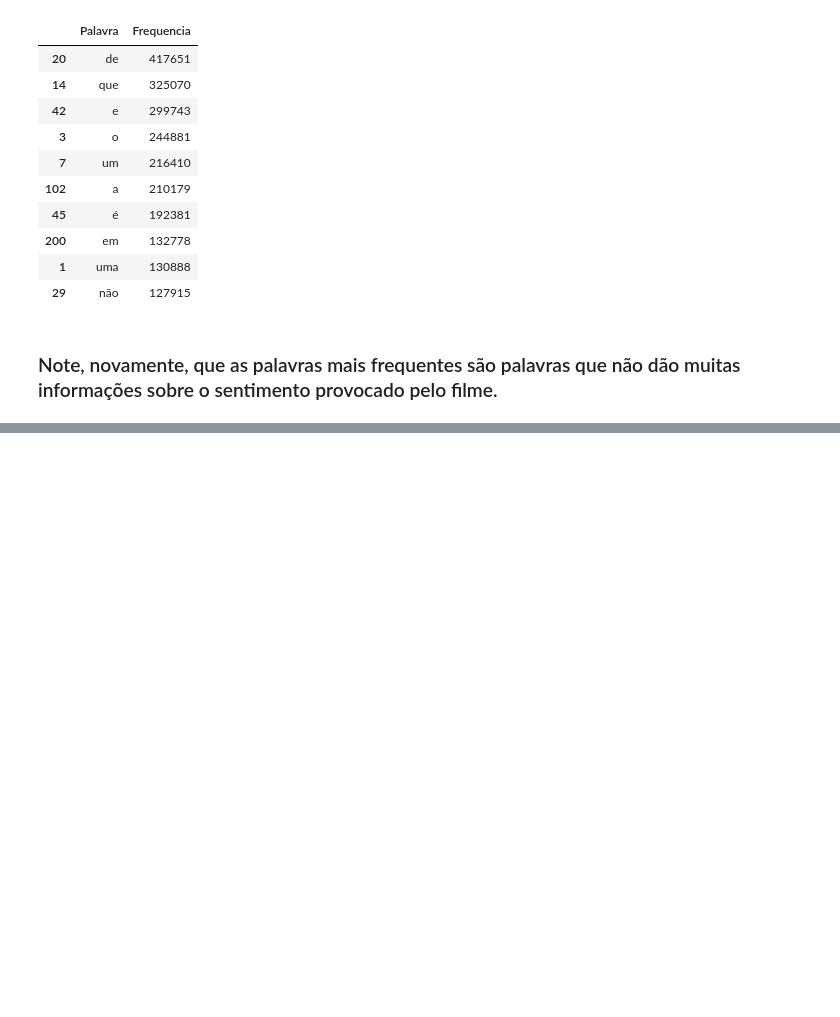
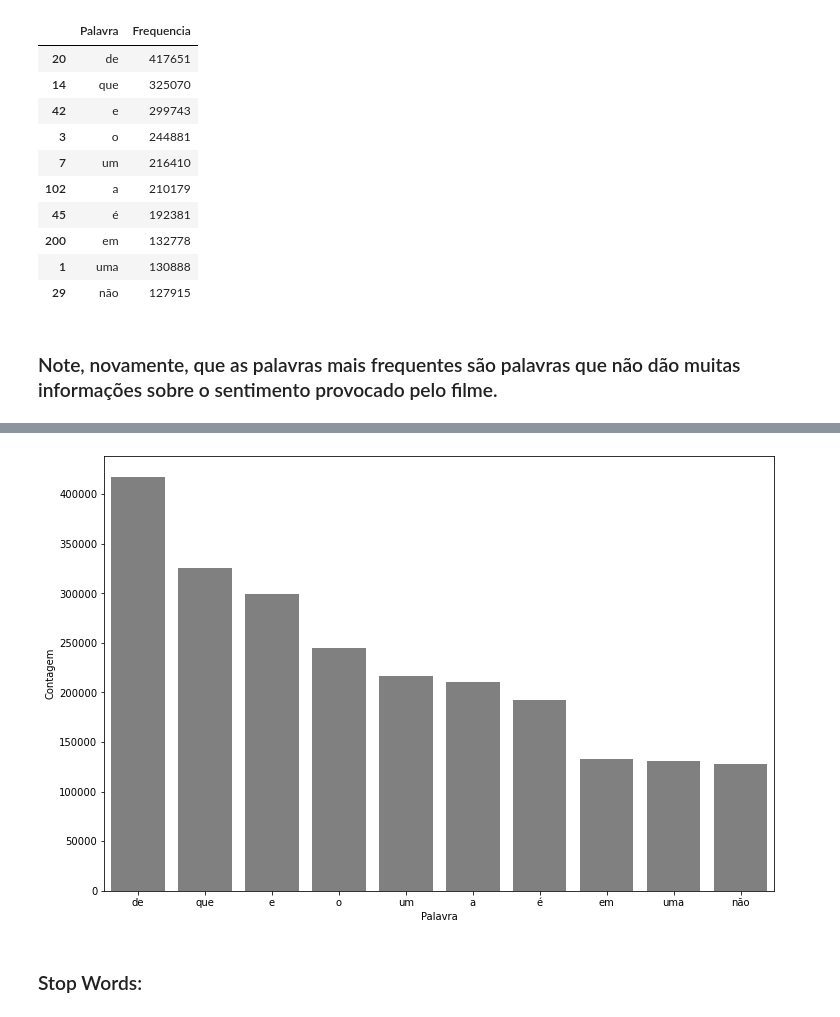
Before and after one commit to silsantos/Deep_Learning, a Jupyter notebook: 1.intro_nlp.ipynb, the cells around one changed output, grey strips where cells are left out. Cells and saved outputs as stored; diff of their text form; code cells hidden in the pictures; blank space fills up the shorter version.

```diff
--- a/1.intro_nlp.ipynb
+++ b/1.intro_nlp.ipynb
@@ -328,0 +341,24 @@ df_frequencia.nlargest(columns = 'Frequencia', n = 10)
+# %%
+# Criando uma função para fazer a tokenização e mostrar o grafico das palavras mais frequentes:
+
+def token_grafico(texto, coluna_texto, qtd_palavras_grafico):
+
+    todas_palavras = ' '.join([texto for texto in texto[coluna_texto]])
+    token_frases = token_por_espaco.tokenize(todas_palavras)
+
+    frequencia = nltk.FreqDist(token_frases)
+    df_frequencia = pd.DataFrame({'Palavra': list(frequencia.keys()),
+                                  'Frequencia': list(frequencia.values())})
+
+    df_frequencia = df_frequencia.nlargest(columns = 'Frequencia', n = qtd_palavras_grafico)
+
+    plt.figure(figsize = (12,8))
+    ax = sns.barplot(data = df_frequencia, x = 'Palavra', y = 'Frequencia', color = 'gray')
+    ax.set(ylabel = 'Contagem')
+    plt.show()
+# %%
+token_grafico(resenha,'text_pt', 10)
+# %% [output]
+[figure, added]
+# %% [markdown]
+### Stop Words:
```
Also changed, not shown: parts of 3 cells of this notebook.
